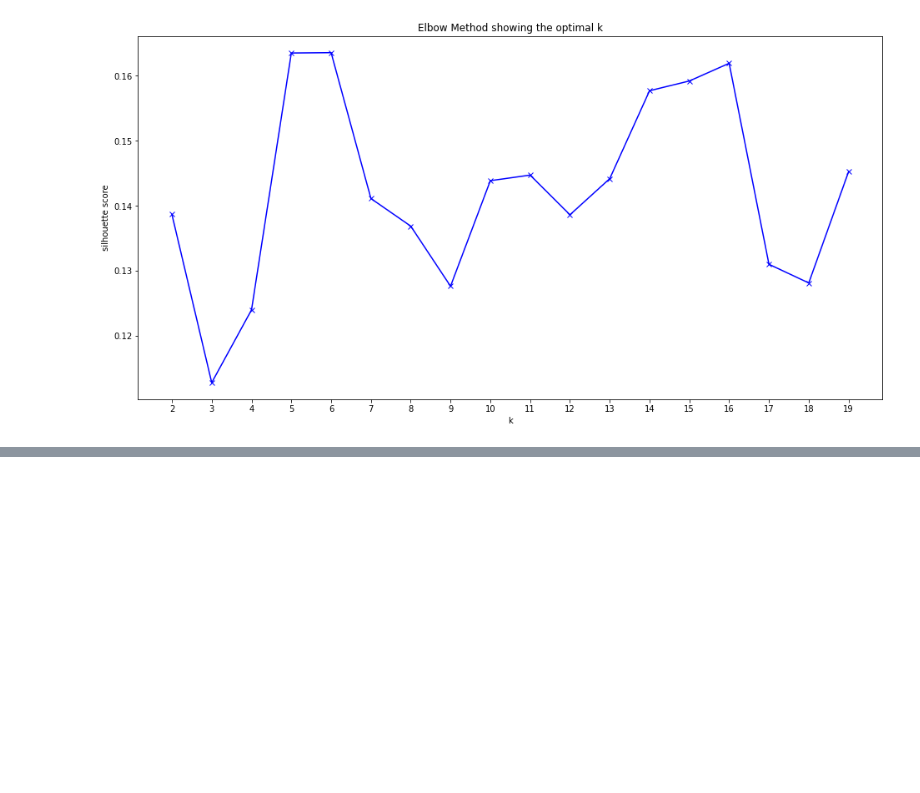
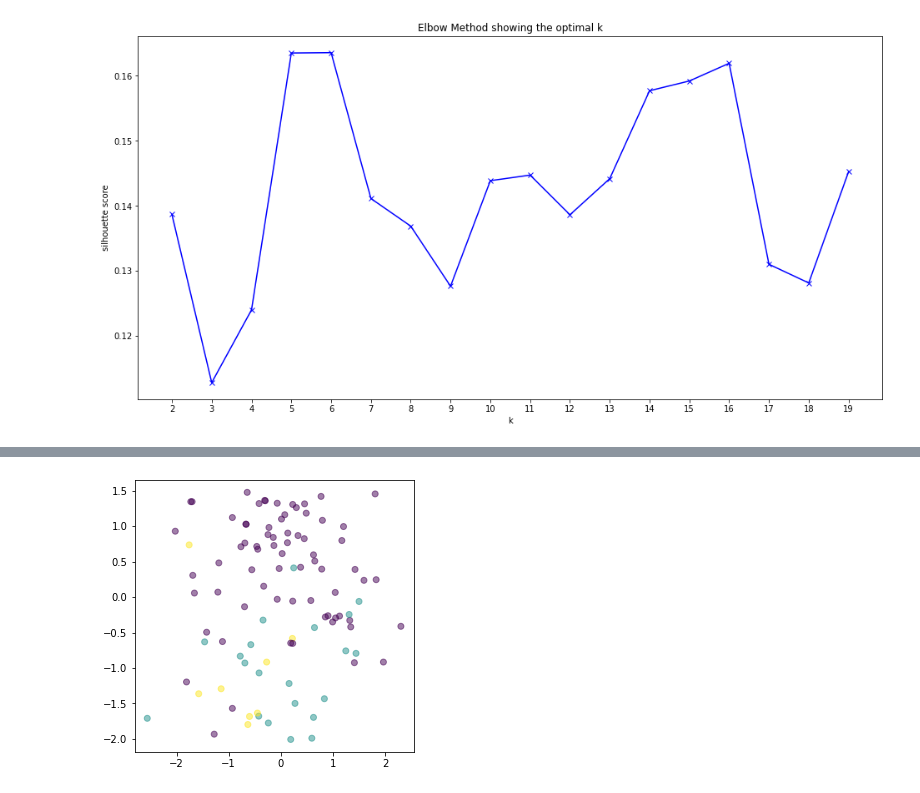
Before and after one commit to Fyanli/Bootcamp-Lab, a Jupyter notebook: week6/lab.unsupervised_learning.ipynb, the cells around one changed output, grey strips where cells are left out. Drawn from its saved outputs; the diff is of its cells as text; code cells hidden in the pictures; blank space fills up the shorter version.

```diff
--- a/week6/lab.unsupervised_learning.ipynb
+++ b/week6/lab.unsupervised_learning.ipynb
@@ -292,0 +317,18 @@ Text(0.5, 1.0, 'Elbow Method showing the optimal k')
+# %%
+from sklearn.metrics import silhouette_score
+K = range(2, 20)
+silhouette = []
+
+for k in K:
+    kmeans = KMeans(n_clusters=k,
+                    random_state=1234)
+    kmeans.fit(X_prep)
+    silhouette.append(silhouette_score(X_prep, kmeans.predict(X_prep)))
+
+
+plt.figure(figsize=(16,8))
+plt.plot(K, silhouette, 'bx-')
+plt.xlabel('k')
+plt.ylabel('silhouette score')
+plt.xticks(np.arange(min(K), max(K)+1, 1.0))
+plt.title('Elbow Method showing the optimal k')
@@ -292,0 +356,10 @@ Text(0.5, 1.0, 'Elbow Method showing the optimal k')
+# %%
+agglomerative = cluster.AgglomerativeClustering(n_clusters=3,linkage='ward')
+pred = agglomerative.fit_predict(X_prep)
+
+plt.figure(figsize=(5, 5))
+plt.scatter(X_prep[:, 0], X_prep[:, 1], c=pred,alpha=0.5)
+#plt.scatter(X['alcohol'], X['malic_acid'], c=pred,alpha=0.5)
+plt.show()
+# %% [output]
+[figure, added]
```
Also changed, not shown: parts of 10 cells of this notebook.
